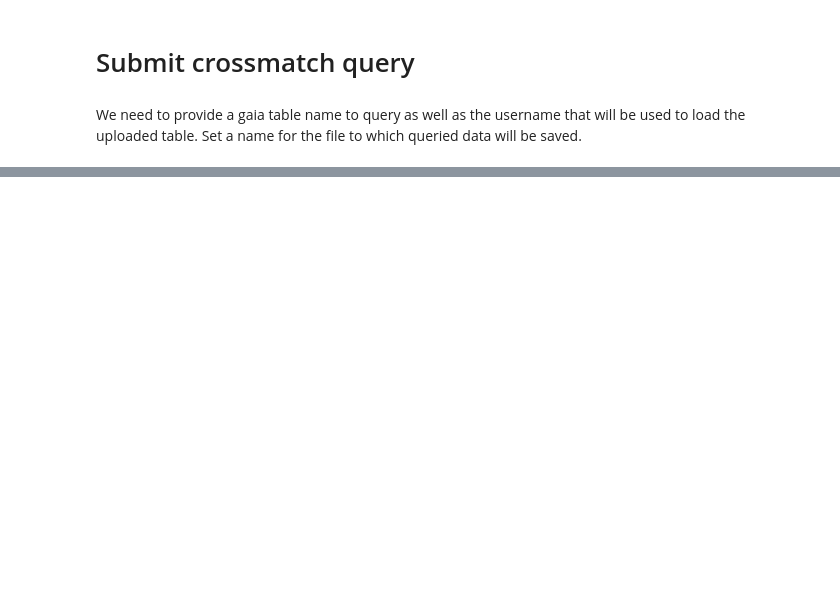
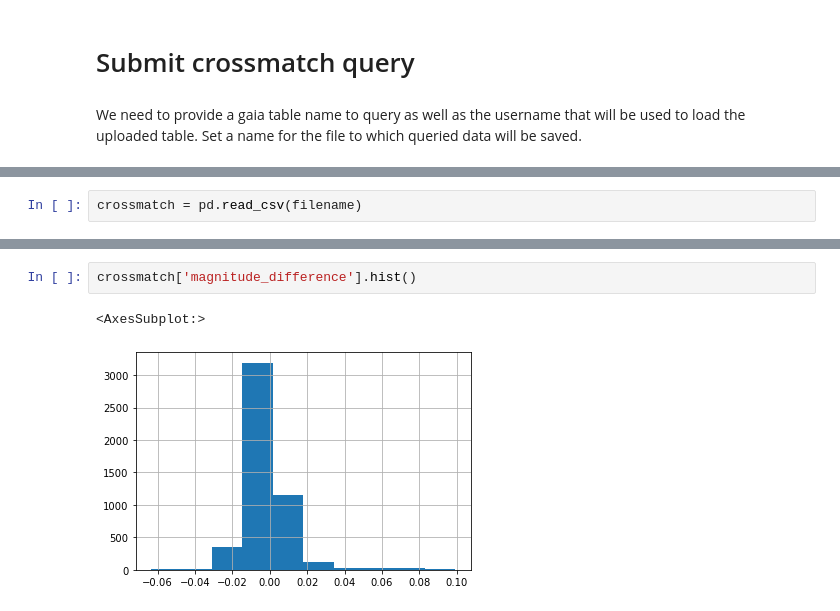
Before and after one commit to snlongmore/SEPHI-MM, a Jupyter notebook: dr2_dr3_match/gaia_dr2_dr3_crossmatch_snl.ipynb, the cells around one changed output, grey strips where cells are left out. Drawn from its saved outputs; the diff is of its cells as text; blank space fills up the shorter version.

```diff
--- a/dr2_dr3_match/gaia_dr2_dr3_crossmatch_snl.ipynb
+++ b/dr2_dr3_match/gaia_dr2_dr3_crossmatch_snl.ipynb
@@ -109,0 +130,2 @@ null
+# %%
+crossmatch = pd.read_csv(filename)
@@ -109,0 +148,5 @@ null
+# %%
+crossmatch['magnitude_difference'].hist()
+# %% [output]
+<AxesSubplot:>
+[figure, added]
```
Also changed, not shown: parts of 13 cells of this notebook.
